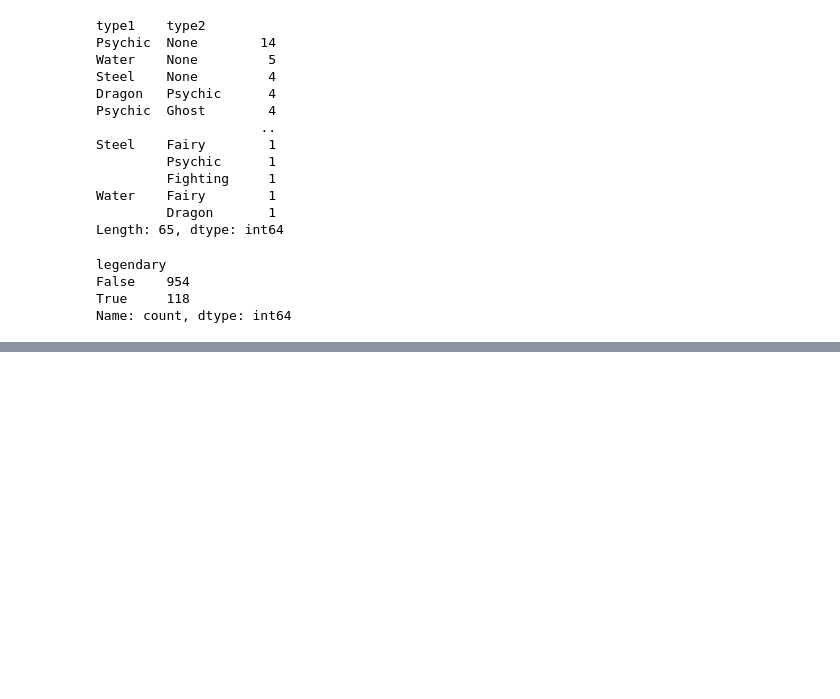
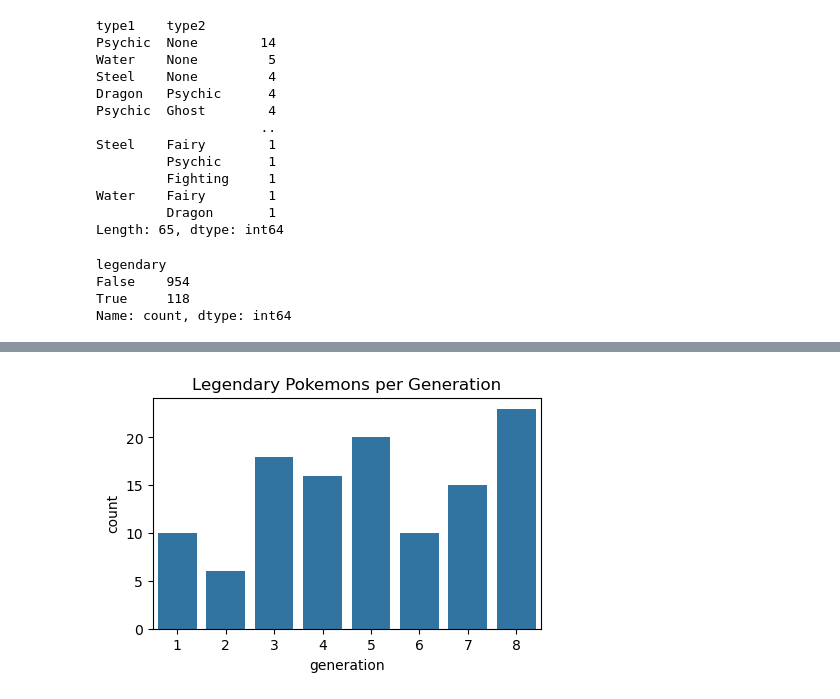
Before and after one commit to PolarBear9905/Pokemon-Legendary-Predictor, a Jupyter notebook: Pokemon.ipynb, the cells around one changed output, grey strips where cells are left out. Cells and saved outputs as stored; diff of their text form; code cells hidden in the pictures; blank space fills up the shorter version.

```diff
--- a/Pokemon.ipynb
+++ b/Pokemon.ipynb
@@ -216,0 +229,12 @@ Name: count, dtype: int64
+# %%
+generation_stats = (
+    df[df['legendary']].groupby('generation').size().reset_index(name='count')
+)
+
+fig, ax = plt.subplots(1, 1, figsize=(5,3))
+sns.barplot(data=generation_stats, x='generation', y='count', ax=ax)
+
+plt.title("Legendary Pokemons per Generation")
+plt.show()
+# %% [output]
+[figure, added]
```
Also changed, not shown: parts of 9 cells of this notebook.
